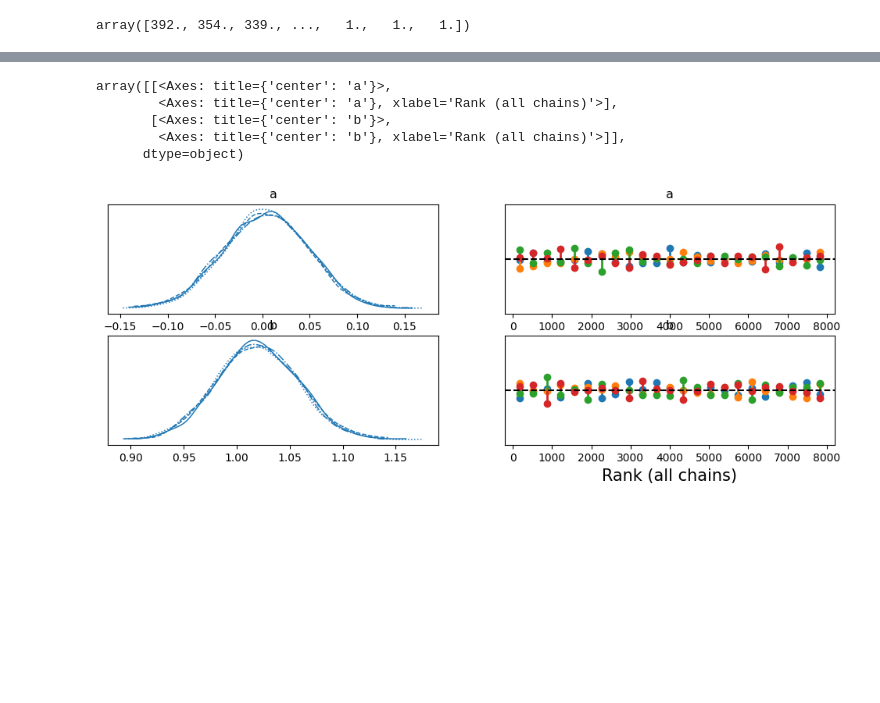
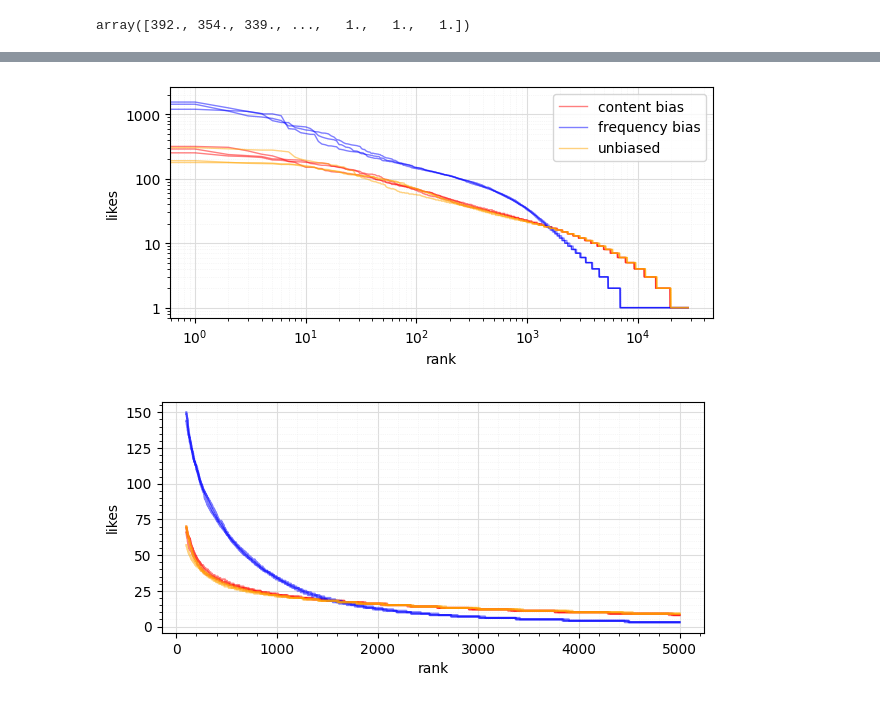
Before and after one commit to alexeykosh/2023-slovotvir-reuse-analysis, a Jupyter notebook: model.ipynb, the cells around one changed output, grey strips where cells are left out. Saved outputs shown, nothing was run; the diff lists cells and outputs as text; code cells hidden in the pictures; blank space fills up the shorter version.

```diff
--- a/model.ipynb
+++ b/model.ipynb
@@ -217,9 +216,46 @@ KeyboardInterrupt:
-# %%
-az.plot_trace(idata, kind="rank_vlines")
-# %% [output]
-array([[<Axes: title={'center': 'a'}>,
-        <Axes: title={'center': 'a'}, xlabel='Rank (all chains)'>],
-       [<Axes: title={'center': 'b'}>,
-        <Axes: title={'center': 'b'}, xlabel='Rank (all chains)'>]],
-      dtype=object)
-[figure, removed]
+# %%
+runs = []
+for _ in range(3):
+    runs.append(run_model_(a=10, b=0, temp=1))
+# %%
+# frequency bias
+
+runs_ = []
+for _ in range(3):
+    runs_.append(run_model_(a=0, b=10, temp=1))
+# %%
+# frequency and length bias
+
+runs_fl = []
+for _ in range(3):
+    runs_fl.append(run_model_(a=10, b=10, temp=2))
+# %%
+# unbiased
+
+runs_u = []
+for _ in range(3):
+    runs_u.append(run_model_(a=0, b=0, temp=1))
+# %%
+# plot runs
+fig, ax = plt.subplots(figsize=(7, 3))
+for run in runs:
+    ax.plot(range(len(run)), run, color='red', alpha=0.5, label = 'content bias', linewidth=1)
+for run in runs_:
+    ax.plot(range(len(run)), run, color='blue', alpha=0.5, label = 'frequency bias', linewidth=1)
+for run in runs_u:
+    ax.plot(range(len(run)), run, color='orange', alpha=0.5, label = 'unbiased', linewidth=1)
+# ax.plot(range(len(true_likes[true_ranked])), true_likes[true_ranked], color='black', label='true', alpha = 1, linewidth=2)
+ax.set_xlabel('rank')
+ax.set_ylabel('likes')
+ax.set_yscale('log')
+ax.yaxis.set_major_formatter(mticker.ScalarFormatter())
+handles, labels = plt.gca().get_legend_handles_labels()
+by_label = dict(zip(labels, handles))
+plt.legend(by_label.values(), by_label.keys())
+ax.set_xscale('log')
+ax.grid(which='major', color='#DDDDDD', linewidth=0.8)
+ax.grid(which='minor', color='#EEEEEE', linestyle=':', linewidth=0.5)
+ax.minorticks_on()
+plt.show()
+# %% [output]
+[figure, added]
@@ -225,0 +277,4 @@ array([[<Axes: title={'center': 'a'}>,
+# %%
+plot_rank_segment(runs, runs_, 100, 5000)
+# %% [output]
+[figure, added]
```
Also changed, not shown: parts of 21 cells of this notebook, 1 other file.
